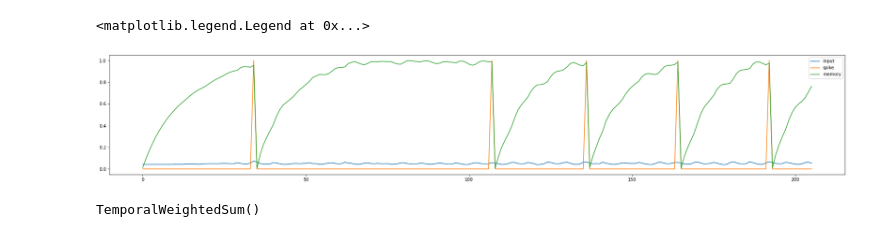
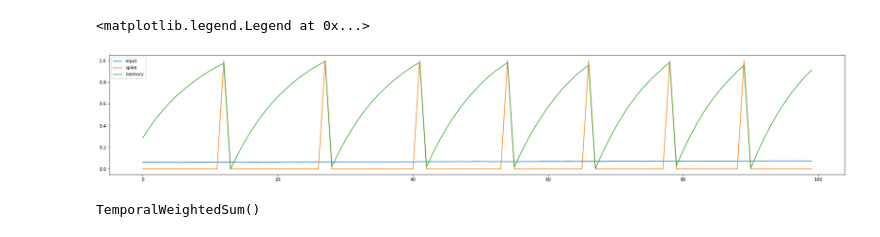
Before and after one commit to Neuromophic/Printed_Spiking_NN, a Jupyter notebook: TestMySNN.ipynb, the cells around one changed output. Saved outputs shown, nothing was run; the diff lists cells and outputs as text; code cells hidden in the pictures.

```diff
--- a/TestMySNN.ipynb
+++ b/TestMySNN.ipynb
@@ -65,15 +63,15 @@ SpikingLayer(
 spikes, memories = sl(X_train/5.)
 # %%
 n = 0
-c = 2
+c = 0
 plt.figure(figsize=(30,5))
 plt.plot(X_train[n,c,:]/10, label='input')
 plt.plot(spikes[n,c,:].detach().numpy(), label='spike')
 plt.plot(memories[n,c,:].detach().numpy(), label='memory')
 plt.legend()
 # %% [output]
 <matplotlib.legend.Legend at 0x...>
-[figure, old version]
+[figure, new version]
 # %%
 tmac = psnn.TemporalWeightedSum(N_channel, N_class)
 tmac
```
Also changed, not shown: parts of 10 cells of this notebook, 2 other files.
